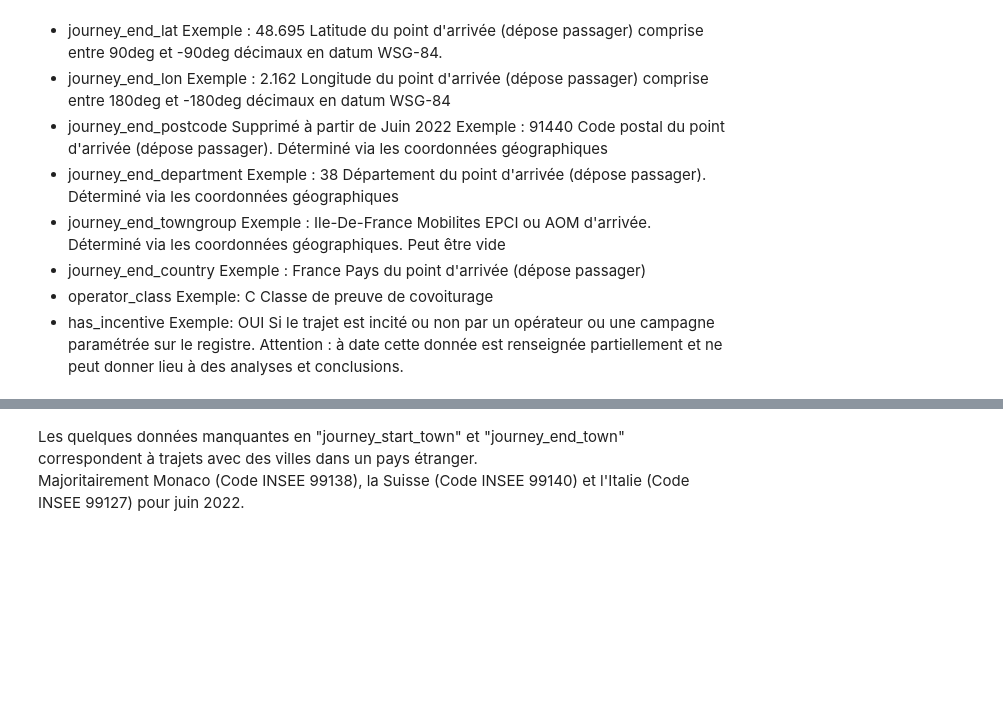
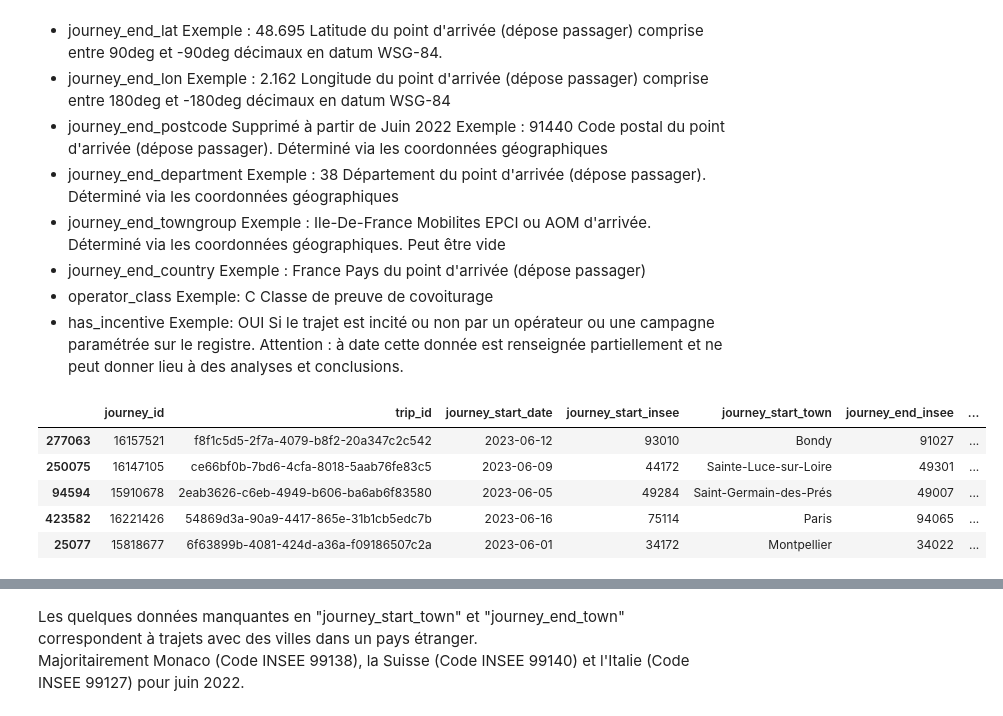
Before and after one commit to mattcln/voyages_covoit_fr, a Jupyter notebook: exploration/historic_explo.ipynb, the cells around one changed output, grey strips where cells are left out. Drawn from its saved outputs; the diff is of its cells as text; code cells hidden in the pictures; blank space fills up the shorter version.

```diff
--- a/exploration/historic_explo.ipynb
+++ b/exploration/historic_explo.ipynb
@@ -113,17 +159,24 @@ Si le trajet est incité ou non par un opérateur ou une campagne paramétrée s
 # %%
 colonne_a_garder = [
     "journey_id",
     "trip_id",
-    "journey_start_datetime",
+    "journey_start_date",
     "journey_start_insee",
     "journey_start_town",
     "journey_end_insee",
     "journey_end_town",
     "passenger_seats",
     "journey_distance",
     "journey_duration"
 ]
 df = df[colonne_a_garder]
 df.sample(5)
+# %% [output]
+|  | journey_id | trip_id | journey_start_date | journey_start_insee | journey_start_town | journey_end_insee | ... |
+| 277063 | 16157521 | f8f1c5d5-2f7a-4079-b8f2-20a347c2c542 | 2023-06-12 | 93010 | Bondy | 91027 | ... |
+| 250075 | 16147105 | ce66bf0b-7bd6-4cfa-8018-5aab76fe83c5 | 2023-06-09 | 44172 | Sainte-Luce-sur-Loire | 49301 | ... |
+| 94594 | 15910678 | 2eab3626-c6eb-4949-b606-ba6ab6f83580 | 2023-06-05 | 49284 | Saint-Germain-des-Prés | 49007 | ... |
+| 423582 | 16221426 | 54869d3a-90a9-4417-865e-31b1cb5edc7b | 2023-06-16 | 75114 | Paris | 94065 | ... |
+| 25077 | 15818677 | 6f63899b-4081-424d-a36a-f09186507c2a | 2023-06-01 | 34172 | Montpellier | 34022 | ... |
 # %%
 df.describe()
```
Also changed, not shown: parts of 9 cells of this notebook, 2 other files.
